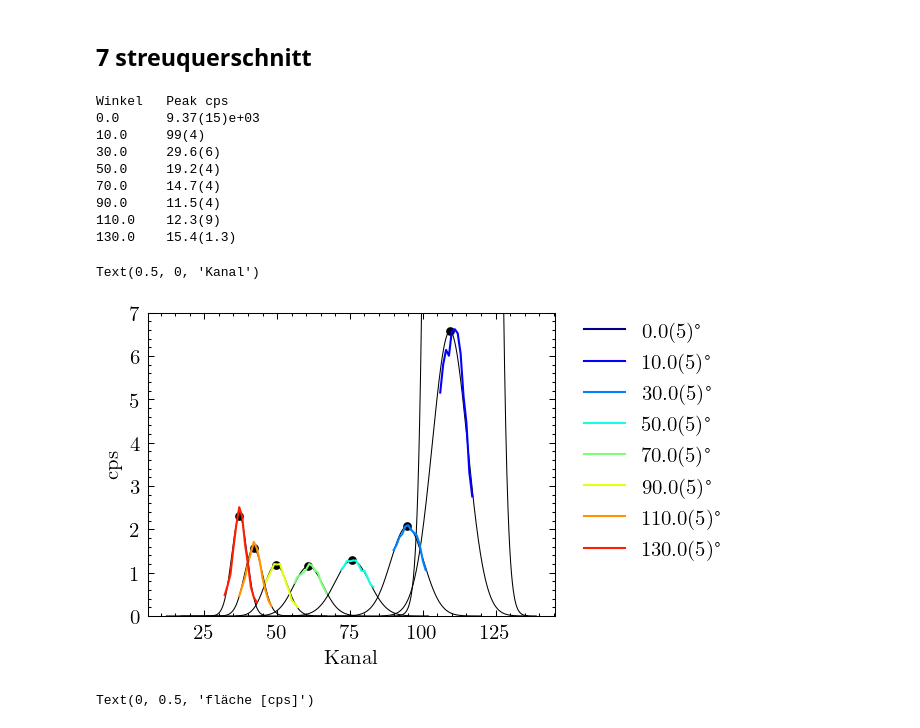
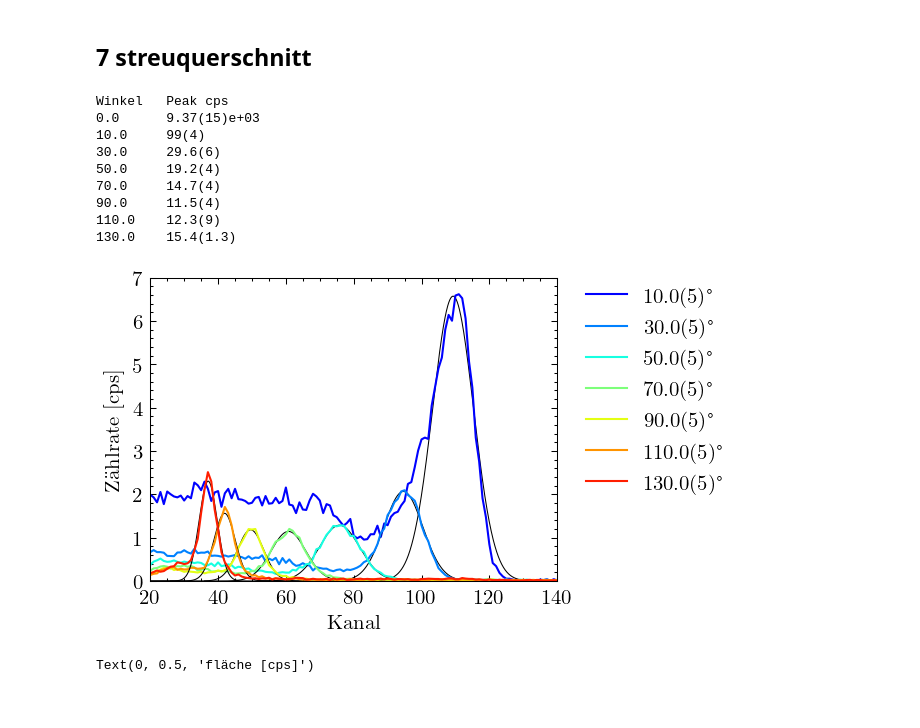
Before and after one commit to emhl/FP1, a Jupyter notebook: Compton.ipynb, the cells around one changed output. Drawn from its saved outputs; the diff is of its cells as text; code cells hidden in the pictures.

```diff
--- a/Compton.ipynb
+++ b/Compton.ipynb
@@ -646,39 +646,48 @@ streu_qs_area = []*len(streuwinkel)
 plt.figure()
 print('Winkel \t Peak cps')
 # print('Winkel \t Peak cps \t u(Peak) \t Fläche \t u(Fläche)')
 for i in range(len(streu_data)):
     x,y = streu_data[i]['channel'],  unp.nominal_values(streu_data[i]['counts']/livetimes[i])
     peak = np.where(y==np.max(y))[0][0]
     xl = np.linspace(x[peak-25],x[peak+25],500)
     c,pcov = curve_fit(gauss,x[peak-10:peak+10],y[peak-10:peak+10],p0=[x[peak],y[peak],x[peak+3]-x[peak-3]])
     perr = np.sqrt(np.diag(pcov))
     # print(f'{un.ufloat(c[0],np.sqrt(pcov[0,0])):S}keV')
     print(f'{streuwinkel[i].n} \t {gauss_area(uf(c[1],perr[1]),uf(c[2],perr[2])):S}')
     # print(f'{streuwinkel[i].n} \t {un_gauss(uf(c[0],perr[0]),uf(c[0],perr[0]),uf(c[1],perr[1]),uf(c[2],perr[2])).n} \t {un_gauss(uf(c[0],perr[0]),uf(c[0],perr[0]),uf(c[1],perr[1]),uf(c[2],perr[2])).s} \t {gauss_area(uf(c[1],perr[1]),uf(c[2],perr[2])).n} \t {gauss_area(uf(c[1],perr[1]),uf(c[2],perr[2])).s}')
-    plt.plot(xl,gauss(xl,*c),c='k',lw=0.5)
-    plt.scatter(c[0],gauss(c[0],*c),c='k',s=10)
-    plt.plot(x[peak-5:peak+7],y[peak-5:peak+7], label=f'{streuwinkel[i]:S}°',color=mapcolors(len(streu_data))[i])
+
+
+
+    # plt.plot(x[peak-5:pestreuquerschnittak+7],y[peak-5:peak+7], label=f'{streuwinkel[i]:S}°',color=mapcolors(len(streu_data))[i])
+    if i == 0:
+        pass
+    else:
+        plt.plot(xl,gauss(xl,*c),c='k',lw=0.5)
+        # plt.scatter(c[0],gauss(c[0],*c),c='k',s=10)
+        plt.plot(x,y, label=f'{streuwinkel[i]:S}°',color=mapcolors(len(streu_data))[i])
 
     streu_querschnitt = np.append(streu_querschnitt, np.sum(y[peak-5:peak+7]))
     streu_qs_area = np.append(streu_qs_area, gauss_area(uf(c[1],perr[1]),uf(c[2],perr[2])))
 plt.legend(bbox_to_anchor=(1.05, 1), loc='upper left', borderaxespad=0., ncol=1)
 plt.ylim(0,7)
+plt.xlim(20,140)
 # plt.yscale('log')
 # plt.ylim(10,20000)
-plt.ylabel('cps')
+plt.ylabel('Zählrate [cps]')
 plt.xlabel('Kanal')
+
+plt.savefig('Compton/output/7-Zaehlrate.pdf', bbox_inches='tight')
 # %% [output]
 Winkel   Peak cps
 0.0      9.37(15)e+03
 10.0     99(4)
 30.0     29.6(6)
 50.0     19.2(4)
 70.0     14.7(4)
 90.0     11.5(4)
 110.0    12.3(9)
 130.0    15.4(1.3)
-Text(0.5, 0, 'Kanal')
-[figure, old version]
+[figure, new version]
 # %%
 plt.errorbar(nv(streuwinkel[1:]),nv(streu_qs_area[1:]),sd(streu_qs_area[1:]),sd(streuwinkel[1:]),fmt='.',label='data')
 plt.xlabel('Winkel [°]')
```
Also changed, not shown: parts of 4 cells of this notebook.
